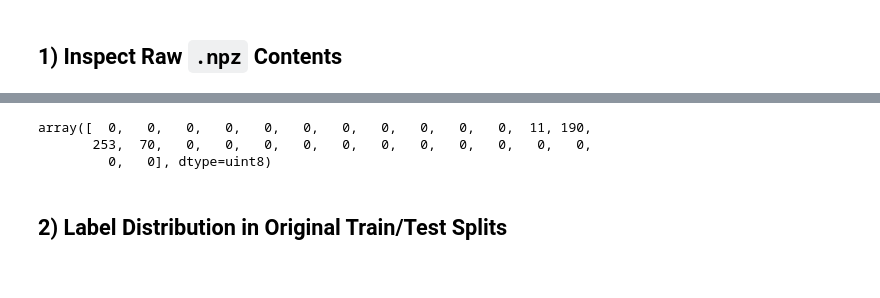
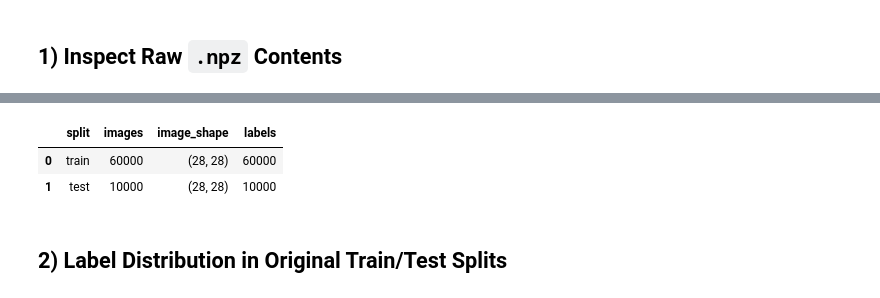
Before and after one commit to Ahmed-Fahmy00/Mnist-Classification, a Jupyter notebook: src/features/mnist_dataset_exploration.ipynb, the cells around one changed output, grey strips where cells are left out. Saved outputs shown, nothing was run; the diff lists cells and outputs as text; code cells hidden in the pictures.

```diff
--- a/src/features/mnist_dataset_exploration.ipynb
+++ b/src/features/mnist_dataset_exploration.ipynb
@@ -46,32 +45,32 @@ Keys inside mnist.npz: ['x_test', 'x_train', 'y_train', 'y_test']
 # %%
 x_train_raw = raw["x_train"]
 y_train_raw = raw["y_train"]
 x_test_raw = raw["x_test"]
 y_test_raw = raw["y_test"]
 
 raw_summary = pd.DataFrame(
     [
         {
             "split": "train",
             "images": x_train_raw.shape[0],
             "image_shape": x_train_raw.shape[1:],
             "labels": y_train_raw.shape[0],
         },
         {
             "split": "test",
             "images": x_test_raw.shape[0],
             "image_shape": x_test_raw.shape[1:],
             "labels": y_test_raw.shape[0],
         },
     ]
 )
 raw_summary
 
-x_train_raw[0][12]
+#x_train_raw[0][12]
 # %% [output]
-array([  0,   0,   0,   0,   0,   0,   0,   0,   0,   0,   0,  11, 190,
-       253,  70,   0,   0,   0,   0,   0,   0,   0,   0,   0,   0,   0,
-         0,   0], dtype=uint8)
+|  | split | images | image_shape | labels |
+| 0 | train | 60000 | (28, 28) | 60000 |
+| 1 | test | 10000 | (28, 28) | 10000 |
 # %% [markdown]
 ## 2) Label Distribution in Original Train/Test Splits
 # %%
```
Also changed, not shown: parts of 14 cells of this notebook, 14 other files.
